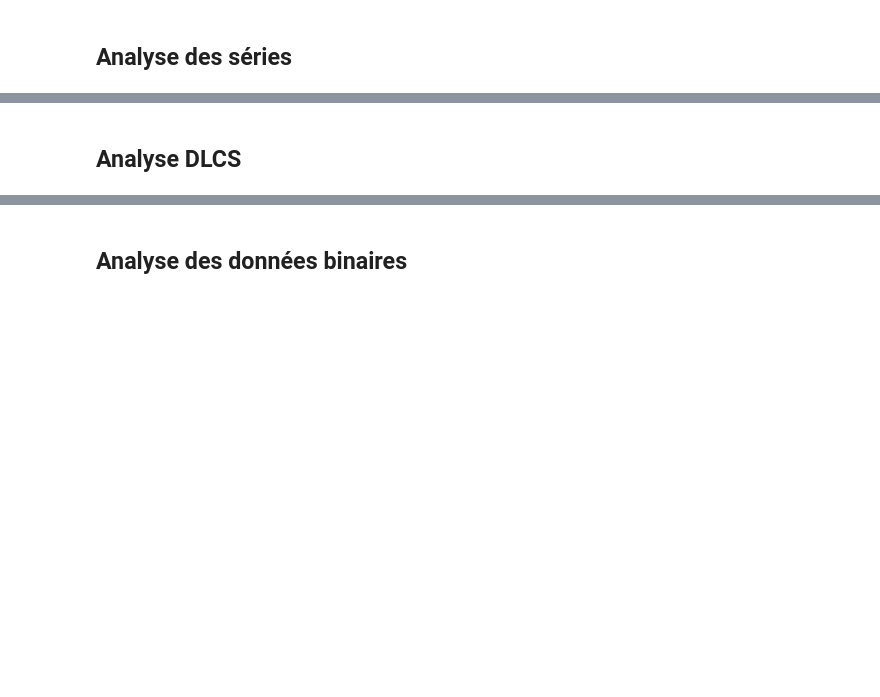
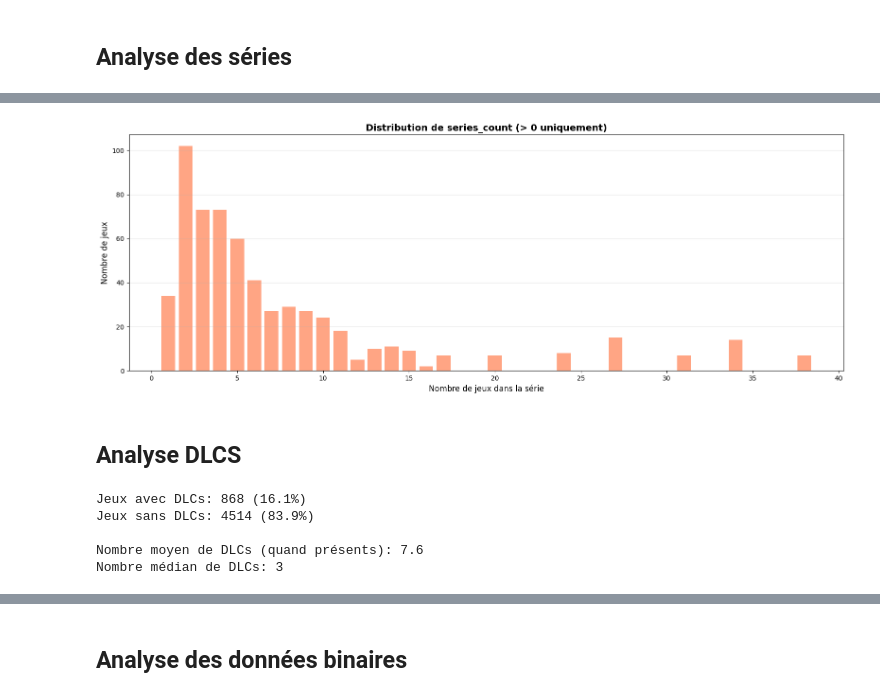
Before and after one commit to sebastien-chopin-dev/alyra-ia-psstore-machine-learning-project, a Jupyter notebook: notebooks/1_dataset_exploration.ipynb, the cells around one changed output, grey strips where cells are left out. Saved outputs shown, nothing was run; the diff lists cells and outputs as text; code cells hidden in the pictures; blank space fills up the shorter version.

```diff
--- a/notebooks/exploration.ipynb
+++ b/notebooks/1_dataset_exploration.ipynb
@@ -547,0 +626,15 @@ df_analyse_series = df.copy()
+# %%
+total_games = len(df_analyse_series)
+games_in_series = (df_analyse_series['series_count'] > 0).sum()
+pct_in_series = games_in_series / total_games * 100
+
+print(f"\nJeux totaux: {total_games}")
+
+print(f"Jeux faisant partie d'une série (series_count > 0): {games_in_series} ({pct_in_series:.1f}%)")
+print(f"Jeux standalone (series_count = 0): {total_games - games_in_series} ({100-pct_in_series:.1f}%)")
+
+df_series = df[df['series_count'] > 0]
+
+print(f"\nTaille moyenne des séries: {df_series['series_count'].mean():.1f}")
+print(f"Taille médiane des séries: {df_series['series_count'].median():.0f}")
+print(f"Plus grande série: {df_series['series_count'].max()} jeux")
@@ -548,3 +649,23 @@ df_analyse_series = df.copy()
+# %%
+def analyze_series_distribution(df:pd.DataFrame):
+    fig, (ax) = plt.subplots(1, 1, figsize=(16, 6))
+
+    ax:plt.Axes
+
+    # Graphique 2: Focus sur series_count > 0
+    df_series = df[df['series_count'] > 0]
+    series_dist_filtered = df_series['series_count'].value_counts().sort_index()
+    ax.bar(series_dist_filtered.index, series_dist_filtered.values, color='coral', alpha=0.7)
+    ax.set_xlabel('Nombre de jeux dans la série', fontsize=12)
+    ax.set_ylabel('Nombre de jeux', fontsize=12)
+    ax.set_title('Distribution de series_count (> 0 uniquement)', fontsize=14, fontweight='bold')
+    ax.grid(axis='y', alpha=0.3)
+
+    plt.tight_layout()
+# %%
+analyze_series_distribution(df_analyse_series)
+# %% [output]
+[figure, added]
 # %% [markdown]
 ## Analyse DLCS
 # %%
@@ -552,0 +673,18 @@ df_analyse_series = df.copy()
+# %%
+df_analyse_dlcs['has_dlcs'] = df_analyse_dlcs['dlcs_count'] > 0
+total = len(df_analyse_dlcs)
+with_dlcs = df_analyse_dlcs['has_dlcs'].sum()
+with_mt = (df_analyse_dlcs['has_microtransactions'] == 1).sum()
+
+print(f"Jeux avec DLCs: {with_dlcs} ({with_dlcs/total*100:.1f}%)")
+print(f"Jeux sans DLCs: {total - with_dlcs} ({(total-with_dlcs)/total*100:.1f}%)")
+
+df_dlcs = df_analyse_dlcs[df_analyse_dlcs['has_dlcs']]
+print(f"\nNombre moyen de DLCs (quand présents): {df_dlcs['dlcs_count'].mean():.1f}")
+print(f"Nombre médian de DLCs: {df_dlcs['dlcs_count'].median():.0f}")
+# %% [output]
+Jeux avec DLCs: 868 (16.1%)
+Jeux sans DLCs: 4514 (83.9%)
+
+Nombre moyen de DLCs (quand présents): 7.6
+Nombre médian de DLCs: 3
```
Also changed, not shown: parts of 55 cells of this notebook, 12 other files.
